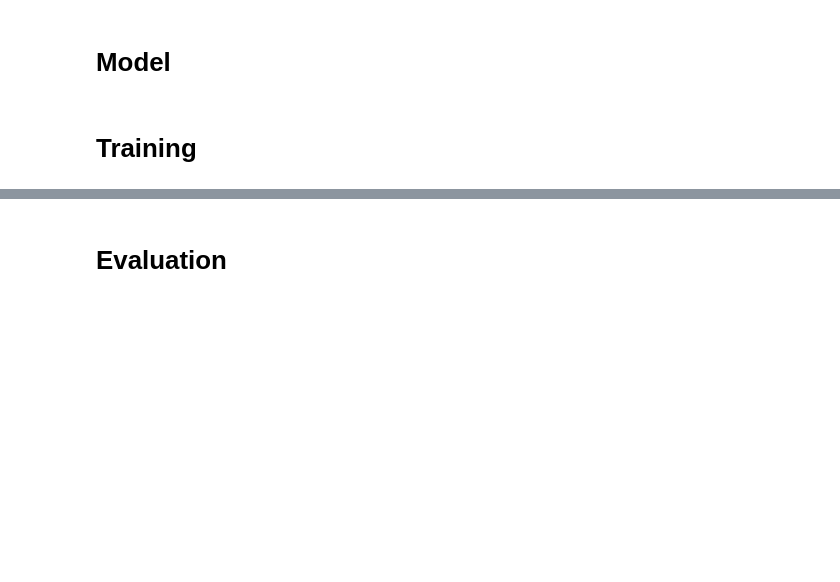
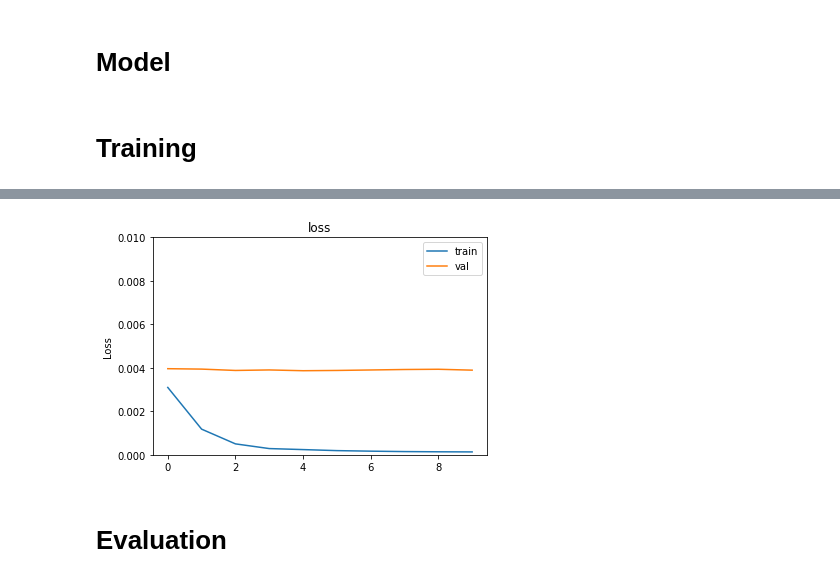
Before and after one commit to cziczer/uczenie-maszyn, a Jupyter notebook: Keypoints lab/Drill keypoints detection.ipynb, the cells around one changed output, grey strips where cells are left out. Cells and saved outputs as stored; diff of their text form; code cells hidden in the pictures; blank space fills up the shorter version.

```diff
--- a/Keypoints lab/Drill keypoints detection.ipynb
+++ b/Keypoints lab/Drill keypoints detection.ipynb
@@ -197,0 +212,33 @@ plot_stats(model_history)
+# %%
+# simpler fnc-like network
+img_input = tf.keras.Input(shape=(96, 128, 3))
+
+x = tf.keras.layers.Conv2D(64, (3, 3), activation='relu', padding='same')(img_input)
+x = tf.keras.layers.Conv2D(64, (3, 3), activation='relu', padding='same')(x)
+block1 = tf.keras.layers.MaxPooling2D((2, 2), strides=(2, 2))(x)
+
+x = tf.keras.layers.Conv2D(128, (3, 3), activation='relu', padding='same')(block1)
+x = tf.keras.layers.Conv2D(128, (3, 3), activation='relu', padding='same')(x)
+x = tf.keras.layers.MaxPooling2D((2, 2), strides=(2, 2))(x)
+
+x = tf.keras.layers.Conv2D(160, (24, 32), activation='relu', padding='same')(x)
+x = tf.keras.layers.Conv2D(160, (1, 1), activation='relu', padding='same')(x)
+
+x = tf.keras.layers.Conv2DTranspose(9, kernel_size=(2, 2), strides=(2, 2), use_bias=False)(x)
+output = tf.keras.layers.Conv2DTranspose(9, kernel_size=(2, 2), strides=(2, 2), use_bias=False)(x)
+
+simple_model = tf.keras.Model(img_input, [output])
+
+simple_model.compile(optimizer=tf.keras.optimizers.Adam(),
+                                loss=tf.keras.losses.mean_squared_error)
+
+cp_callback = tf.keras.callbacks.ModelCheckpoint(filepath='./model_checkpoints/simple/', save_weights_only=True, save_best_only=True, verbose=1)
+
+simple_model_history = simple_model.fit(images_train, heatmaps_train, batch_size=8, epochs=10, validation_data=(images_test, heatmaps_test), callbacks=[cp_callback])
+
+# simple_model.load_weights('./model_checkpoints/simple/')
+# print('train')
+# simple_model.evaluate(images_train, heatmaps_train, verbose=2)
+# print('test')
+# simple_model.evaluate(images_test, heatmaps_test, verbose=2)
+# None
@@ -198,3 +263,7 @@ plot_stats(model_history)
+# %%
+plot_stats(simple_model_history, save_path='./plots/simple_model_training/loss.jpg', ymax=0.01)
+# %% [output]
+[figure, added]
 # %% [markdown]
 # Evaluation
 # %% [markdown]
```
Also changed, not shown: parts of 22 cells of this notebook, 12 other files.
